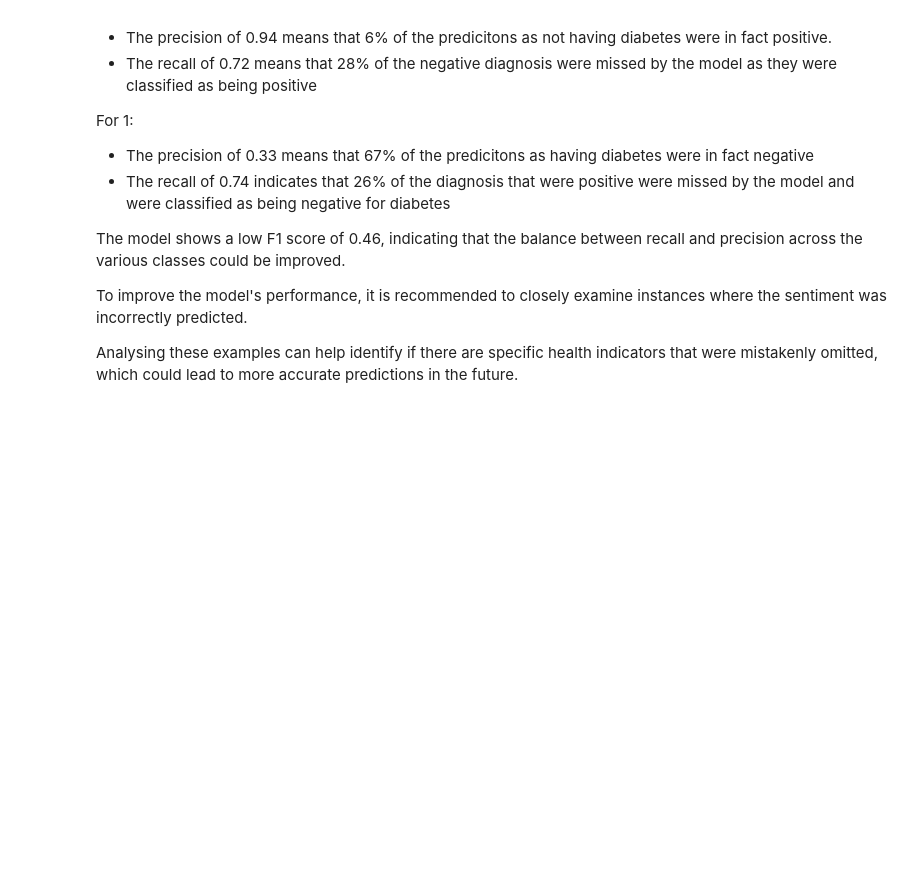
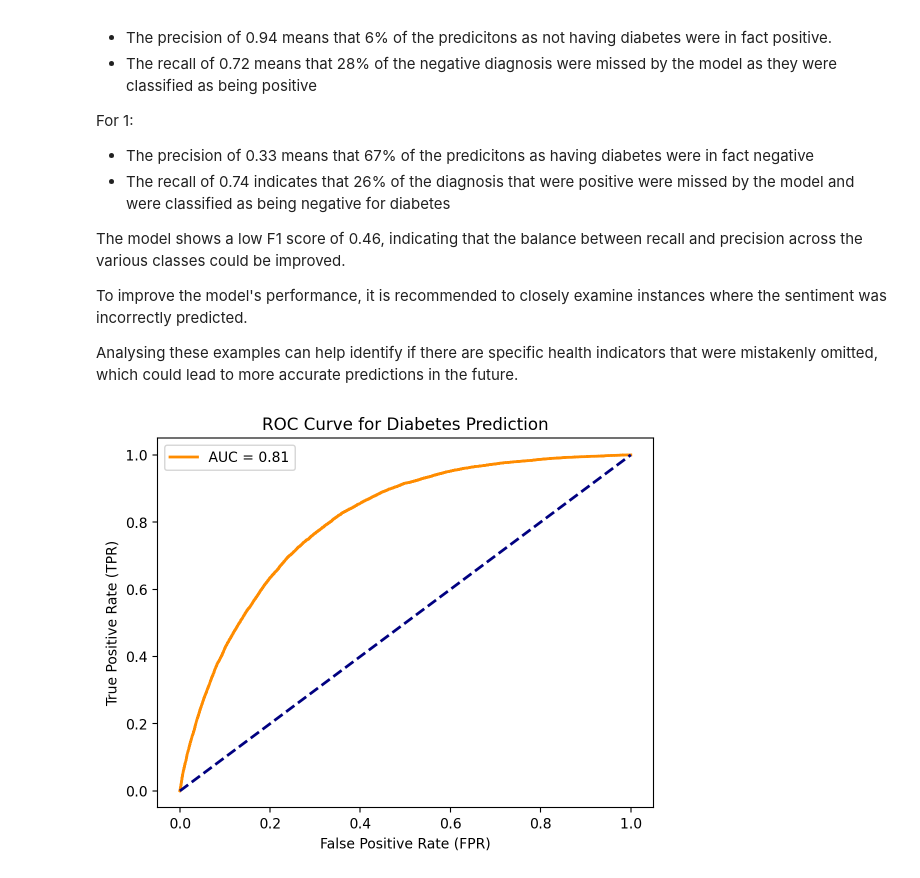
Before and after one commit to diego2017/capstone_disease_predictor, a Jupyter notebook: notebooks/04-log-reg-models.ipynb, the cells around one changed output. Cells and saved outputs as stored; diff of their text form; code cells hidden in the pictures; blank space fills up the shorter version.

```diff
--- a/notebooks/04-log-reg-models.ipynb
+++ b/notebooks/04-log-reg-models.ipynb
@@ -481,3 +500,21 @@ The model shows a low F1 score of 0.46, indicating that the balance between reca
 To improve the model's performance, it is recommended to closely examine instances where the sentiment was incorrectly predicted.
 
 Analysing these examples can help identify if there are specific health indicators that were mistakenly omitted, which could lead to more accurate predictions in the future.
+# %%
+# Regenerate scores
+y_proba = oversampled_results['best_estimator'].predict_proba(X_test)[:,1]
+# %%
+fprs, tprs, thresholds = roc_curve(y_test, y_proba)
+roc_auc = roc_auc_score(y_test, y_proba)
+
+plt.figure()
+plt.plot(fprs, tprs, color='darkorange',
+         lw=2, label='AUC = %0.2f' % roc_auc)
+plt.plot([0, 1], [0, 1], color='navy', lw=2, linestyle='--')
+plt.xlabel('False Positive Rate (FPR)')
+plt.ylabel('True Positive Rate (TPR)')
+plt.title('ROC Curve for Diabetes Prediction')
+plt.legend(loc="best")
+plt.show()
+# %% [output]
+[figure, added]
```
Also changed, not shown: parts of 6 cells of this notebook.
